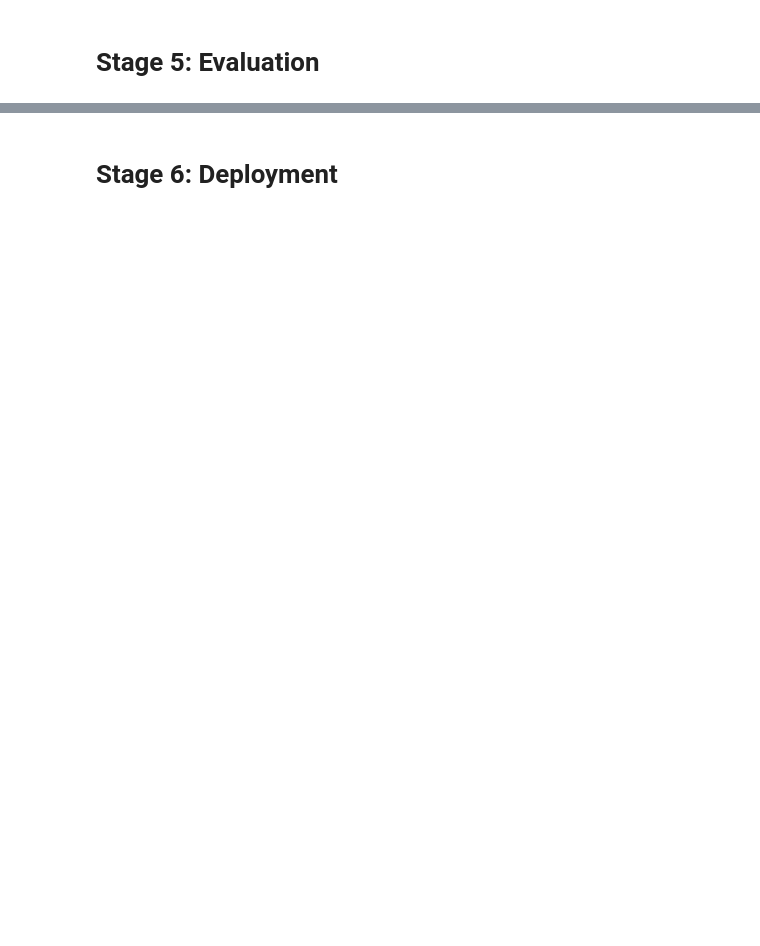
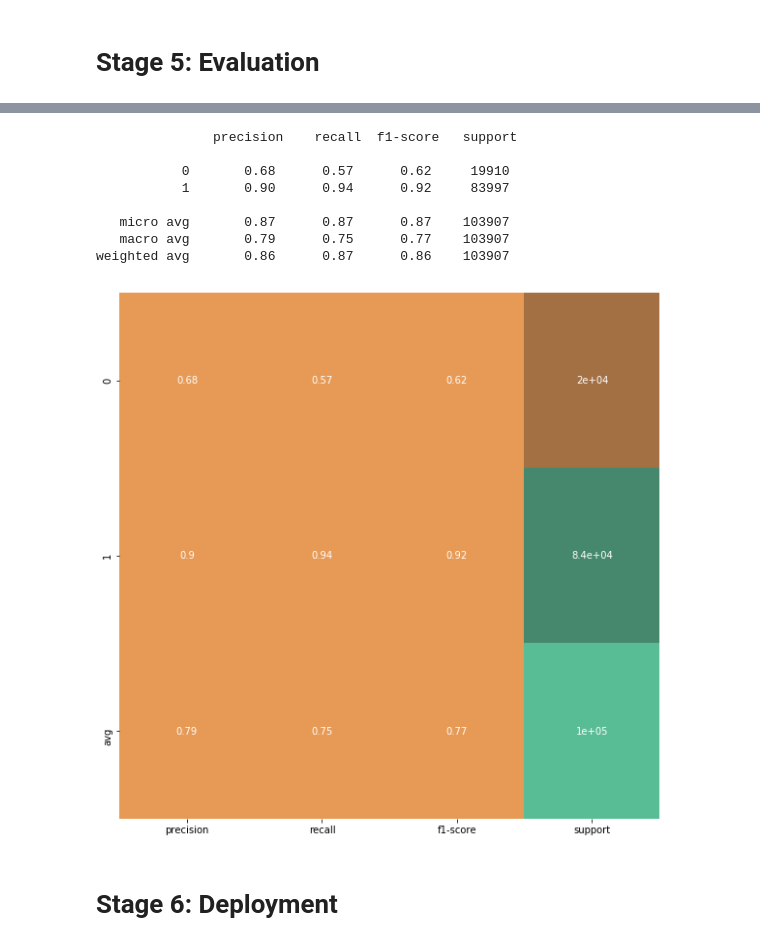
Before and after one commit to PramodaMajhi/sentiment-analysis, a Jupyter notebook: DeepLearning_Sentiment.ipynb, the cells around one changed output, grey strips where cells are left out. Drawn from its saved outputs; the diff is of its cells as text; code cells hidden in the pictures; blank space fills up the shorter version.

```diff
--- a/DeepLearning_Sentiment.ipynb
+++ b/DeepLearning_Sentiment.ipynb
@@ -115,2 +154,36 @@ ValueError: Classification metrics can't handle a mix of binary and continuous t
+# %%
+def plot_classification_report(y_tru, y_prd, figsize=(10, 10), ax=None):
+
+    plt.figure(figsize=figsize)
+
+    xticks = ['precision', 'recall', 'f1-score', 'support']
+    yticks = list(np.unique(y_tru))
+    yticks += ['avg']
+
+    rep = np.array(precision_recall_fscore_support(y_tru, y_prd)).T
+    avg = np.mean(rep, axis=0)
+    avg[-1] = np.sum(rep[:, -1])
+    rep = np.insert(rep, rep.shape[0], avg, axis=0)
+
+    sns.heatmap(rep,
+                annot=True,
+                cbar=False,
+                xticklabels=xticks,
+                yticklabels=yticks,
+                ax=ax,
+               cmap=sns.diverging_palette(760, 153, l=70, n=7, center="dark"))
+# %%
+print('', classification_report(y_test, y_predict))
+plot_classification_report(y_test, y_predict)
+# %% [output]
+               precision    recall  f1-score   support
+
+           0       0.68      0.57      0.62     19910
+           1       0.90      0.94      0.92     83997
+
+   micro avg       0.87      0.87      0.87    103907
+   macro avg       0.79      0.75      0.77    103907
+weighted avg       0.86      0.87      0.86    103907
+[figure, added]
 # %% [markdown]
 # Stage 6: Deployment
```
Also changed, not shown: parts of 9 cells of this notebook, 1 other file.
